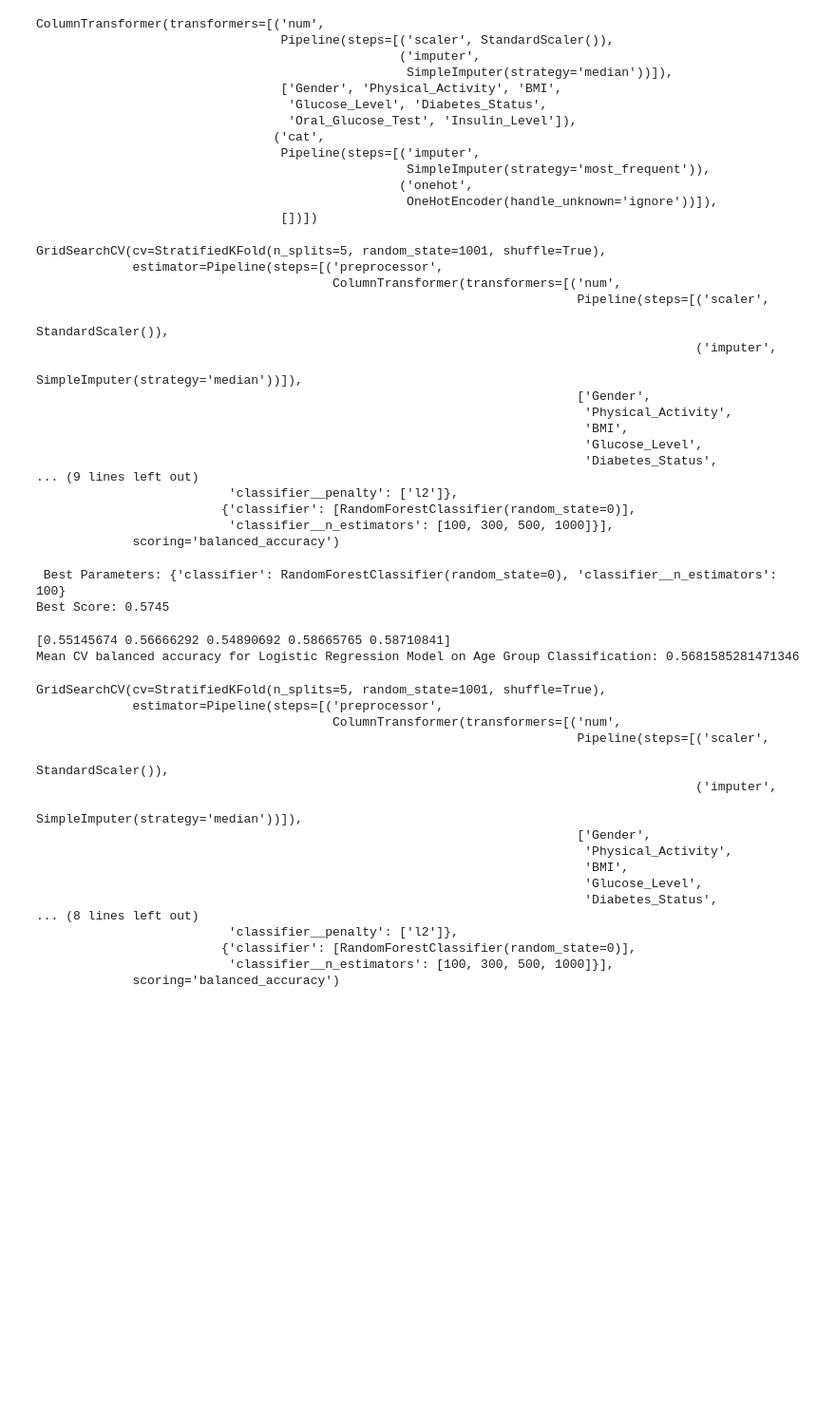
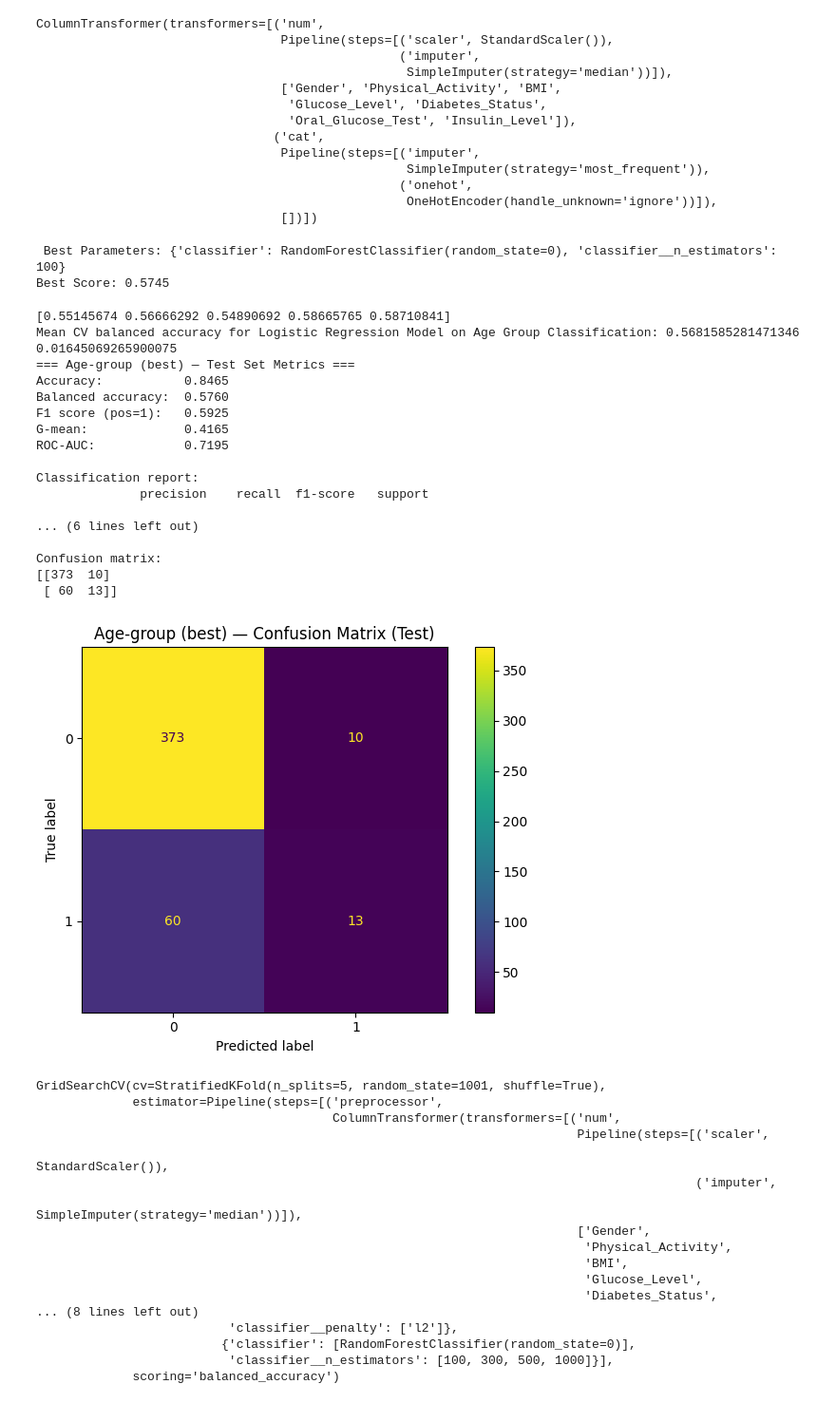
Before and after one commit to bpickett14/MATH3310_FA_2025_FP1_G01_PICKETT_CARDONA, a Jupyter notebook: notebooks/Final.ipynb, the cells around one changed output. Shown at 95% size. Cells and saved outputs as stored; diff of their text form; code cells hidden in the pictures; blank space fills up the shorter version.

```diff
--- a/notebooks/Final.ipynb
+++ b/notebooks/Final.ipynb
@@ -187,8 +199,6 @@ Oral_Glucose_Test    0
 Insulin_Level        0
 dtype: int64
 # %%
-# change the physical activity where it is 7 to a 2 because 7 must have been a mistake
-X_agegroup['Physical_Activity'] = X_agegroup['Physical_Activity'].replace(7, 2)
 X_agegroup.drop(columns=['ID', 'Age'], inplace=True)
 
 # drop ID because it has no predictive power, age is represented in the target variable
@@ -298,18 +300,19 @@ age_pipe = Pipeline(steps=[
     ('preprocessor', age_preprocessor),
     ('classifier', RandomForestClassifier(n_estimators=500, random_state=927))
 ])
+
+param_grid_age = [
+    {
+        'classifier': [LogisticRegression(max_iter=2000, solver="liblinear")],
+        'classifier__C': [0.01, 0.1, 1, 10],
+        'classifier__penalty': ['l2']
+    },
+    {
+        'classifier': [RandomForestClassifier(random_state=0)],
+        'classifier__n_estimators': [100, 300, 500,1000],
+        'classifier__class_weight': [None, 'balanced']
+    }
+]
-# %%
-param_grid_age = [
-    {
-        'classifier': [LogisticRegression(max_iter=2000, solver="liblinear")],
-        'classifier__C': [0.01, 0.1, 1, 10],
-        'classifier__penalty': ['l2']
-    },
-    {
-        'classifier': [RandomForestClassifier(random_state=0)],
-        'classifier__n_estimators': [100, 300, 500,1000]
-    }
-]
 # %%
 # apply grid search
 
@@ -318,23 +322,3 @@ gs_age = GridSearchCV(age_pipe, param_grid_age, cv=kf_age, scoring='balanced_acc
-# %%
-gs_age.fit(X_train_age, y_train_age)
-# %% [output]
-GridSearchCV(cv=StratifiedKFold(n_splits=5, random_state=1001, shuffle=True),
-             estimator=Pipeline(steps=[('preprocessor',
-                                        ColumnTransformer(transformers=[('num',
-                                                                         Pipeline(steps=[('scaler',
-                                                                                          StandardScaler()),
-                                                                                         ('imputer',
-                                                                                          SimpleImputer(strategy='median'))]),
-                                                                         ['Gender',
-                                                                          'Physical_Activity',
-                                                                          'BMI',
-                                                                          'Glucose_Level',
-                                                                          'Diabetes_Status',
-... (9 lines left out)
-                          'classifier__penalty': ['l2']},
-                         {'classifier': [RandomForestClassifier(random_state=0)],
-                          'classifier__n_estimators': [100, 300, 500, 1000]}],
-             scoring='balanced_accuracy')
 # %%
 print(f' Best Parameters: {gs_age.best_params_}')
 print(f'Best Score: {gs_age.best_score_:.4f}')
@@ -345,19 +329,36 @@ Best Score: 0.5745
 # %%
 # stratified 5-fold cross-validation for Random Forest on Age Group classification
 
 cv_scores_age = cross_val_score(
     best_model_age,
     X_train_age,
     y_train_age,
     cv=5,
     scoring="balanced_accuracy"
 )
 
 print(cv_scores_age)
-print("Mean CV balanced accuracy for Logistic Regression Model on Age Group Classification:", cv_scores_age.mean())
+print("Mean CV balanced accuracy for Logistic Regression Model on Age Group Classification:", cv_scores_age.mean(), cv_scores_age.std())
+y_age_pred, age_metrics = evaluate_classifier(best_model_age, X_train_age, X_test_age, y_train_age, y_test_age, target_name="Age-group (best)")
 # %% [output]
 [0.55145674 0.56666292 0.54890692 0.58665765 0.58710841]
-Mean CV balanced accuracy for Logistic Regression Model on Age Group Classification: 0.5681585281471346
+Mean CV balanced accuracy for Logistic Regression Model on Age Group Classification: 0.5681585281471346 0.01645069265900075
+=== Age-group (best) — Test Set Metrics ===
+Accuracy:           0.8465
+Balanced accuracy:  0.5760
+F1 score (pos=1):   0.5925
+G-mean:             0.4165
+ROC-AUC:            0.7195
+
+Classification report:
+              precision    recall  f1-score   support
+
+... (6 lines left out)
+
+Confusion matrix:
+[[373  10]
+ [ 60  13]]
+[figure, added]
 # %%
 # define imbalanced pipeline
 
```
Also changed, not shown: parts of 23 cells of this notebook.
